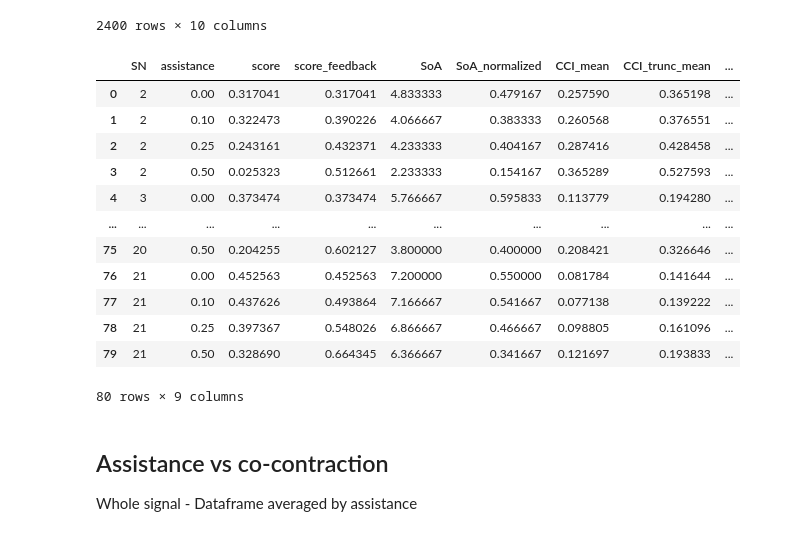
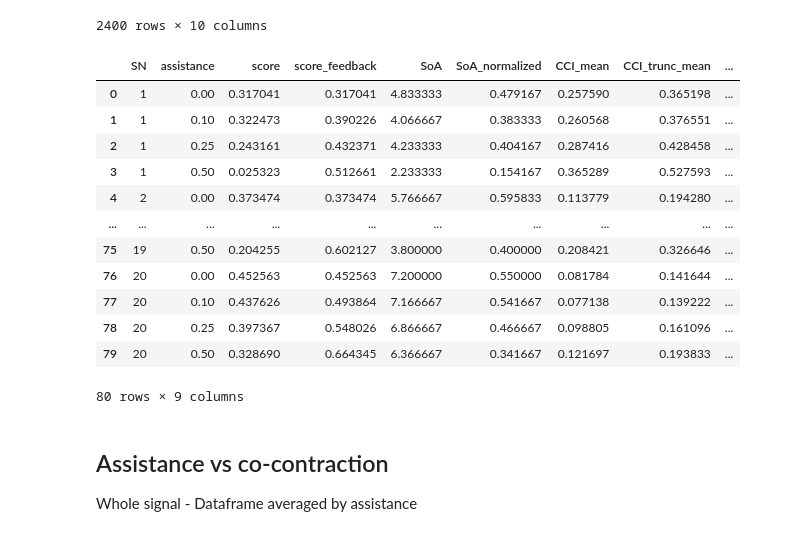
Before and after one commit to brocbacq/Thesis_analysis, a Jupyter notebook: Co_contraction from calibration.ipynb, the cells around one changed output. Cells and saved outputs as stored; diff of their text form; code cells hidden in the pictures.

```diff
--- a/Co_contraction from calibration.ipynb
+++ b/Co_contraction from calibration.ipynb
@@ -611,26 +611,28 @@ merged_df
 # %%
 # Average them to have 1 input for each assistance level in each block
 df_grouped = merged_df.groupby(['SN', 'block', 'assistance']).mean().reset_index()
 
 # Group by assistance level. One assistance level for each subject
 df_assis = df_grouped.groupby(['SN', 'assistance']).mean().reset_index()
 
 # Erase block column
 df_assis = df_assis.drop('block', axis=1)
+df_assis['SN'] = df_assis['SN'] - 1
+
 df_assis
 # %% [output]
 |  | SN | assistance | score | score_feedback | SoA | SoA_normalized | CCI_mean | CCI_trunc_mean | ... |
-| 0 | 2 | 0.00 | 0.317041 | 0.317041 | 4.833333 | 0.479167 | 0.257590 | 0.365198 | ... |
-| 1 | 2 | 0.10 | 0.322473 | 0.390226 | 4.066667 | 0.383333 | 0.260568 | 0.376551 | ... |
-| 2 | 2 | 0.25 | 0.243161 | 0.432371 | 4.233333 | 0.404167 | 0.287416 | 0.428458 | ... |
-| 3 | 2 | 0.50 | 0.025323 | 0.512661 | 2.233333 | 0.154167 | 0.365289 | 0.527593 | ... |
-| 4 | 3 | 0.00 | 0.373474 | 0.373474 | 5.766667 | 0.595833 | 0.113779 | 0.194280 | ... |
+| 0 | 1 | 0.00 | 0.317041 | 0.317041 | 4.833333 | 0.479167 | 0.257590 | 0.365198 | ... |
+| 1 | 1 | 0.10 | 0.322473 | 0.390226 | 4.066667 | 0.383333 | 0.260568 | 0.376551 | ... |
+| 2 | 1 | 0.25 | 0.243161 | 0.432371 | 4.233333 | 0.404167 | 0.287416 | 0.428458 | ... |
+| 3 | 1 | 0.50 | 0.025323 | 0.512661 | 2.233333 | 0.154167 | 0.365289 | 0.527593 | ... |
+| 4 | 2 | 0.00 | 0.373474 | 0.373474 | 5.766667 | 0.595833 | 0.113779 | 0.194280 | ... |
 | ... | ... | ... | ... | ... | ... | ... | ... | ... | ... |
-| 75 | 20 | 0.50 | 0.204255 | 0.602127 | 3.800000 | 0.400000 | 0.208421 | 0.326646 | ... |
-| 76 | 21 | 0.00 | 0.452563 | 0.452563 | 7.200000 | 0.550000 | 0.081784 | 0.141644 | ... |
-| 77 | 21 | 0.10 | 0.437626 | 0.493864 | 7.166667 | 0.541667 | 0.077138 | 0.139222 | ... |
-| 78 | 21 | 0.25 | 0.397367 | 0.548026 | 6.866667 | 0.466667 | 0.098805 | 0.161096 | ... |
-| 79 | 21 | 0.50 | 0.328690 | 0.664345 | 6.366667 | 0.341667 | 0.121697 | 0.193833 | ... |
+| 75 | 19 | 0.50 | 0.204255 | 0.602127 | 3.800000 | 0.400000 | 0.208421 | 0.326646 | ... |
+| 76 | 20 | 0.00 | 0.452563 | 0.452563 | 7.200000 | 0.550000 | 0.081784 | 0.141644 | ... |
+| 77 | 20 | 0.10 | 0.437626 | 0.493864 | 7.166667 | 0.541667 | 0.077138 | 0.139222 | ... |
+| 78 | 20 | 0.25 | 0.397367 | 0.548026 | 6.866667 | 0.466667 | 0.098805 | 0.161096 | ... |
+| 79 | 20 | 0.50 | 0.328690 | 0.664345 | 6.366667 | 0.341667 | 0.121697 | 0.193833 | ... |
 80 rows × 9 columns
 # %% [markdown]
 ## Assistance vs co-contraction
```
Also changed, not shown: parts of 7 cells of this notebook.
